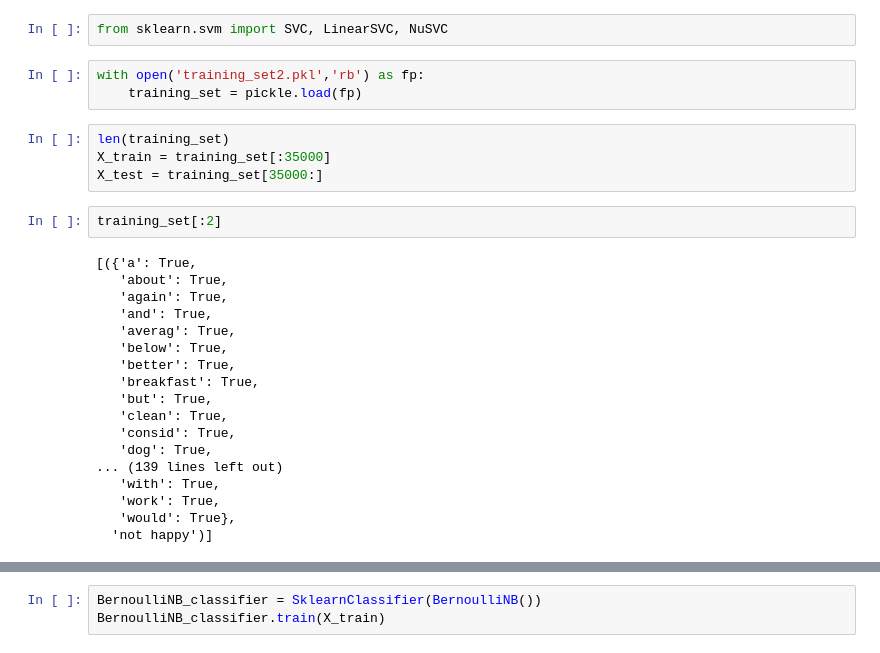
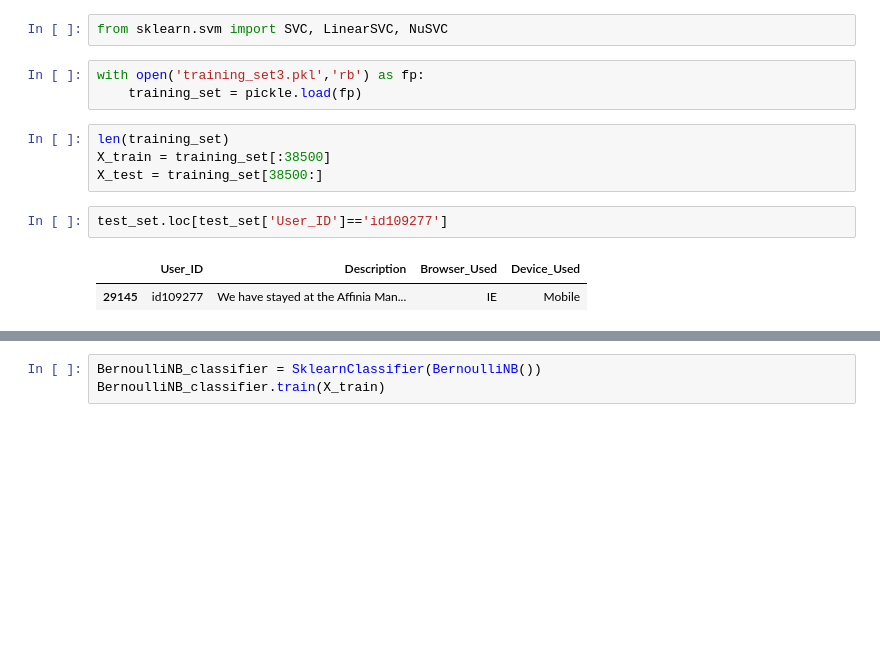
Before and after one commit to Abhinav-97/predict-the-happiness-challenge-hackerearth, a Jupyter notebook: predict happiness 2.ipynb, the cells around one changed output, grey strips where cells are left out. Drawn from its saved outputs; the diff is of its cells as text; blank space fills up the shorter version.

```diff
--- a/predict happiness 2.ipynb
+++ b/predict happiness 2.ipynb
@@ -17,30 +17,15 @@ from sklearn.linear_model import LogisticRegression
 # %%
 from sklearn.svm import SVC, LinearSVC, NuSVC
 # %%
-with open('training_set2.pkl','rb') as fp:
+with open('training_set3.pkl','rb') as fp:
     training_set = pickle.load(fp)
 # %%
 len(training_set)
-X_train = training_set[:35000]
-X_test = training_set[35000:]
+X_train = training_set[:38500]
+X_test = training_set[38500:]
-# %%
-training_set[:2]
-# %% [output]
-[({'a': True,
-   'about': True,
-   'again': True,
-   'and': True,
-   'averag': True,
-   'below': True,
-   'better': True,
-   'breakfast': True,
-   'but': True,
-   'clean': True,
-   'consid': True,
-   'dog': True,
-... (139 lines left out)
-   'with': True,
-   'work': True,
-   'would': True},
-  'not happy')]
+# %%
+test_set.loc[test_set['User_ID']=='id109277']
+# %% [output]
+|  | User_ID | Description | Browser_Used | Device_Used |
+| 29145 | id109277 | We have stayed at the Affinia Man... | IE | Mobile |
 # %%
```
Also changed, not shown: parts of 17 cells of this notebook, 2 other files.
